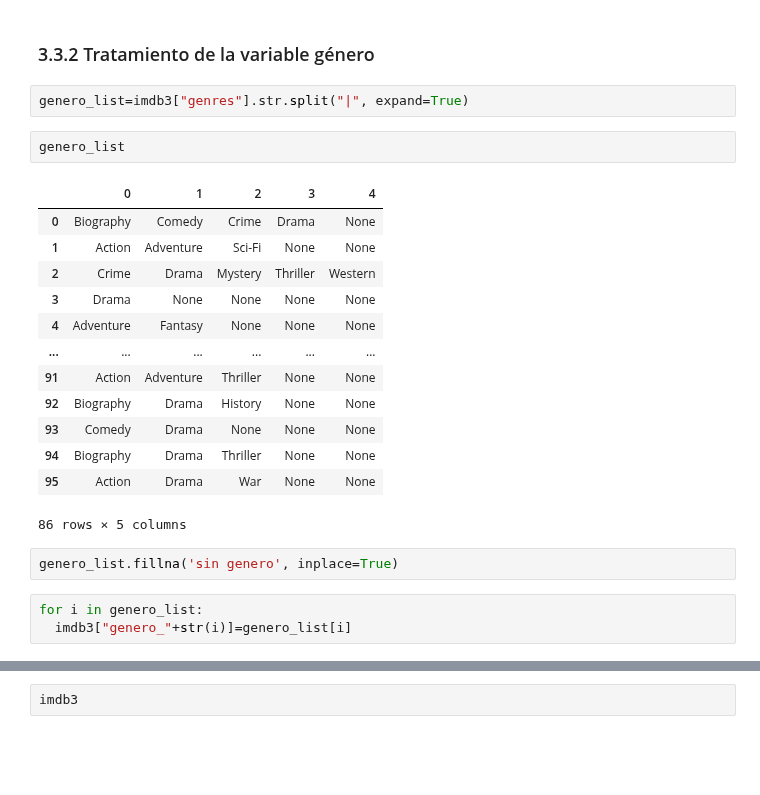
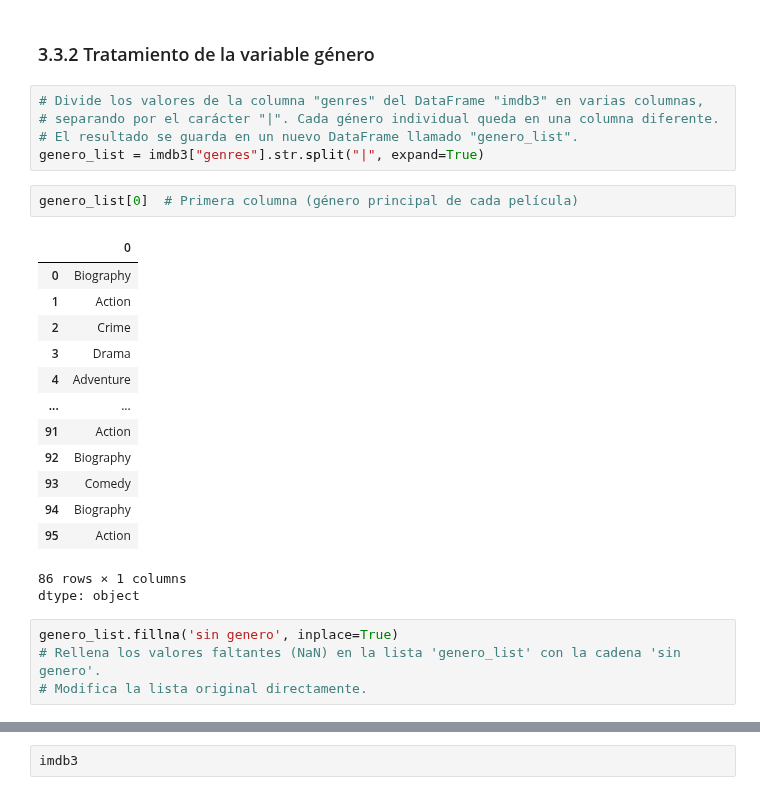
Before and after one commit to KARENCMP82/Python, a Jupyter notebook: CLASE_11_IMDB_SOLUCION.ipynb, the cells around one changed output, grey strips where cells are left out. Saved outputs shown, nothing was run; the diff lists cells and outputs as text; blank space fills up the shorter version.

```diff
--- a/CLASE_11_IMDB_SOLUCION.ipynb
+++ b/CLASE_11_IMDB_SOLUCION.ipynb
@@ -482,25 +516,28 @@ len(imdb3)
 # %% [markdown]
 ### 3.3.2 Tratamiento de la variable género
-# %%
-genero_list=imdb3["genres"].str.split("|", expand=True)
-# %%
-genero_list
-# %% [output]
-|  | 0 | 1 | 2 | 3 | 4 |
-| 0 | Biography | Comedy | Crime | Drama | None |
-| 1 | Action | Adventure | Sci-Fi | None | None |
-| 2 | Crime | Drama | Mystery | Thriller | Western |
-| 3 | Drama | None | None | None | None |
-| 4 | Adventure | Fantasy | None | None | None |
-| ... | ... | ... | ... | ... | ... |
-| 91 | Action | Adventure | Thriller | None | None |
-| 92 | Biography | Drama | History | None | None |
-| 93 | Comedy | Drama | None | None | None |
-| 94 | Biography | Drama | Thriller | None | None |
-| 95 | Action | Drama | War | None | None |
-86 rows × 5 columns
-# %%
-genero_list.fillna('sin genero', inplace=True)
-# %%
-for i in genero_list:
-  imdb3["genero_"+str(i)]=genero_list[i]
+# %%
+# Divide los valores de la columna "genres" del DataFrame "imdb3" en varias columnas,
+# separando por el carácter "|". Cada género individual queda en una columna diferente.
+# El resultado se guarda en un nuevo DataFrame llamado "genero_list".
+genero_list = imdb3["genres"].str.split("|", expand=True)
+# %%
+genero_list[0]  # Primera columna (género principal de cada película)
+# %% [output]
+|  | 0 |
+| 0 | Biography |
+| 1 | Action |
+| 2 | Crime |
+| 3 | Drama |
+| 4 | Adventure |
+| ... | ... |
+| 91 | Action |
+| 92 | Biography |
+| 93 | Comedy |
+| 94 | Biography |
+| 95 | Action |
+86 rows × 1 columns
+dtype: object
+# %%
+genero_list.fillna('sin genero', inplace=True)
+# Rellena los valores faltantes (NaN) en la lista 'genero_list' con la cadena 'sin genero'.
+# Modifica la lista original directamente.
```
Also changed, not shown: parts of 35 cells of this notebook.
